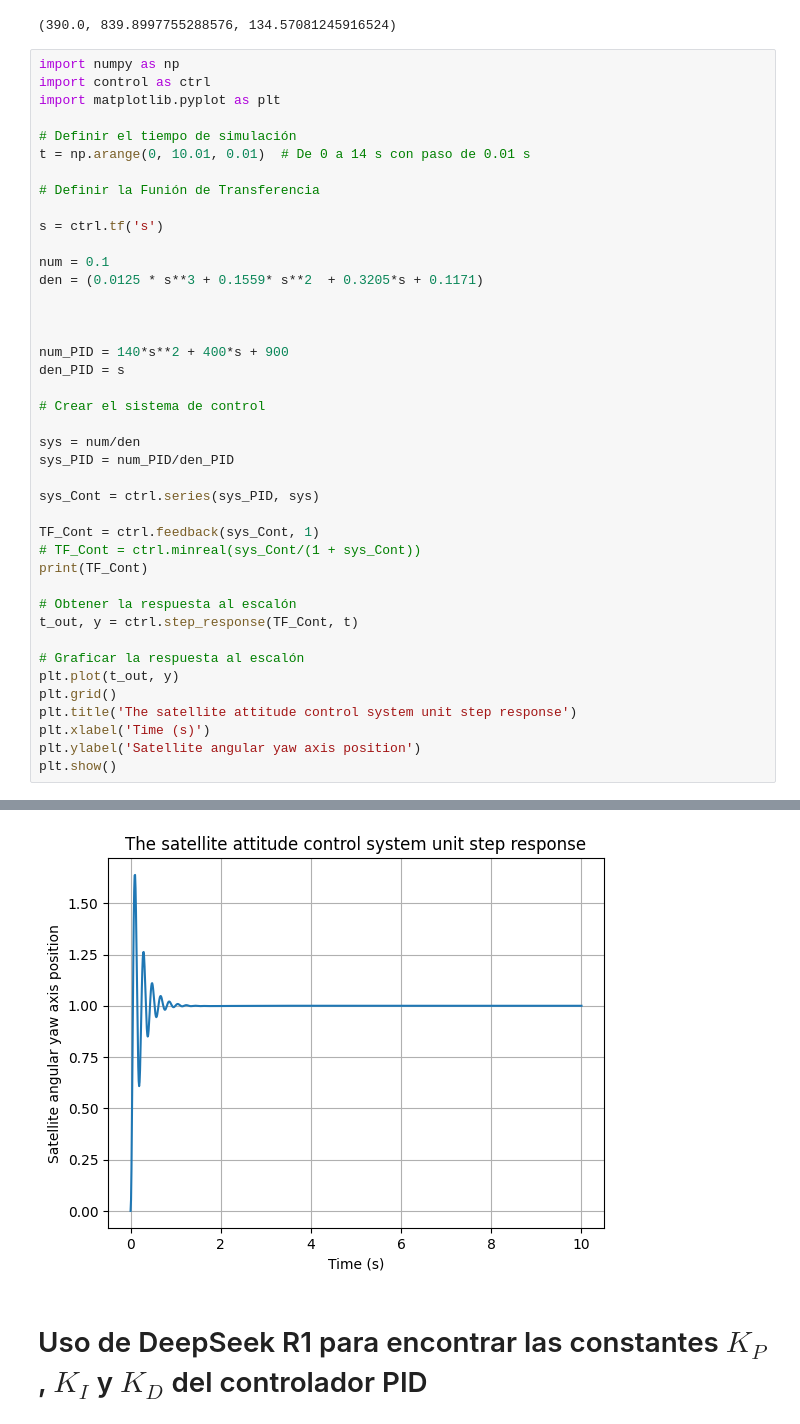
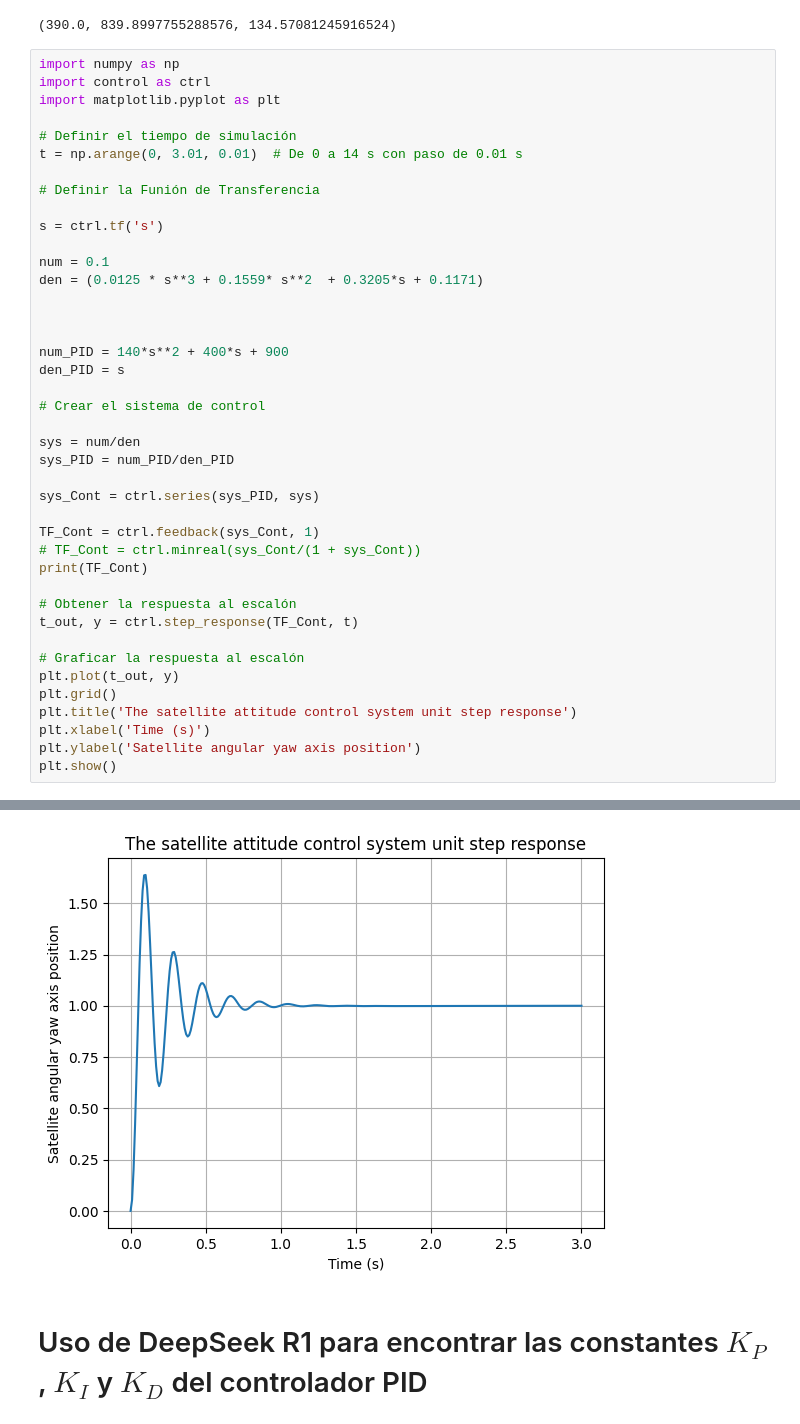
Before and after one commit to FacuBelisario/Tesis-MSE, a Jupyter notebook: SistemasDeControl/SistemaDeControlPID.ipynb, the cells around one changed output, grey strips where cells are left out. Cells and saved outputs as stored; diff of their text form.

```diff
--- a/SistemasDeControl/SistemaDeControlPID.ipynb
+++ b/SistemasDeControl/SistemaDeControlPID.ipynb
@@ -367,7 +367,7 @@ import control as ctrl
 import matplotlib.pyplot as plt
 
 # Definir el tiempo de simulación
-t = np.arange(0, 10.01, 0.01)  # De 0 a 14 s con paso de 0.01 s
+t = np.arange(0, 3.01, 0.01)  # De 0 a 14 s con paso de 0.01 s
 
 # Definir la Funión de Transferencia
 
@@ -407,11 +407,11 @@ plt.show()
 Inputs (1): ['u[0]']
 Outputs (1): ['y[0]']
 
 
                 14 s^2 + 40 s + 90
 --------------------------------------------------
 0.0125 s^4 + 0.1559 s^3 + 14.32 s^2 + 40.12 s + 90
-[figure, old version]
+[figure, new version]
 # %% [markdown]
 # Uso de DeepSeek R1 para encontrar las constantes $K_{P}$, $K_{I}$ y $K_{D}$ del controlador PID
 # %%
```
Also changed, not shown: parts of 1 cell of this notebook.
